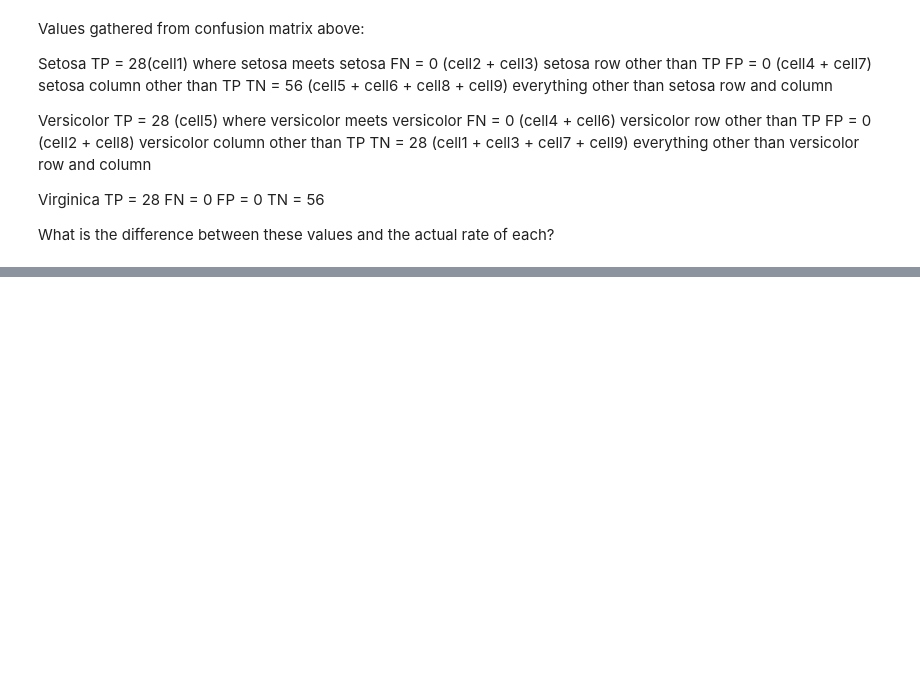
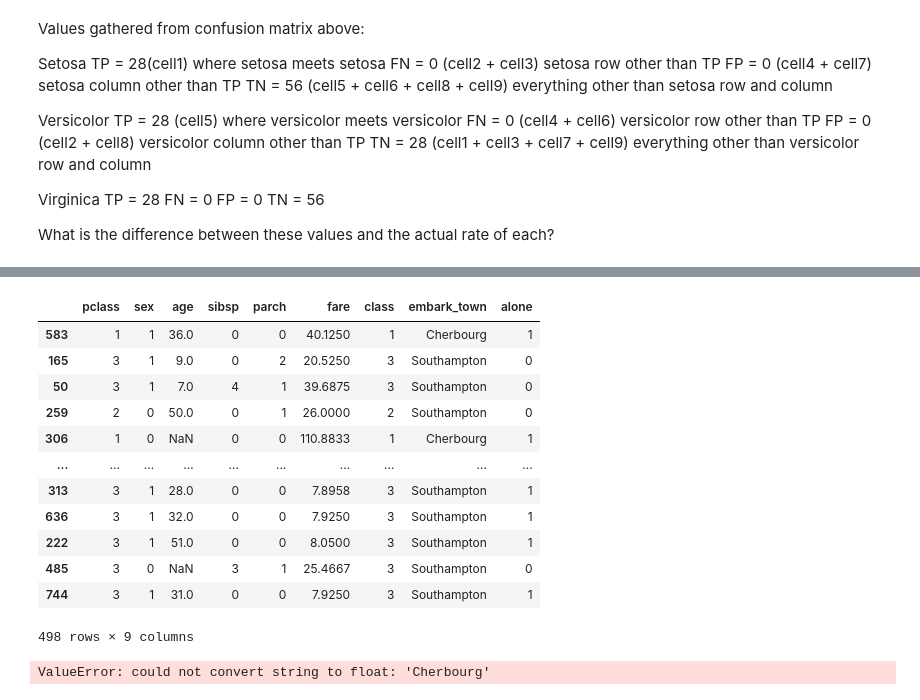
Before and after one commit to SLawsonWoods/classification-exercises, a Jupyter notebook: model1.ipynb, the cells around one changed output, grey strips where cells are left out. Cells and saved outputs as stored; diff of their text form; code cells hidden in the pictures; blank space fills up the shorter version.

```diff
--- a/model1.ipynb
+++ b/model1.ipynb
@@ -750,0 +642,31 @@ AttributeError: 'DecisionTreeClassifier' object has no attribute 'estimators_'
+# %%
+def train_validate_test_split(df, target, seed=123):
+    '''
+    This function takes in a dataframe, the name of the target variable
+    (for stratification purposes), and an integer for a setting a seed
+    and splits the data into train, validate and test.
+    Test is 20% of the original dataset, validate is .30*.80= 24% of the
+    original dataset, and train is .70*.80= 56% of the original dataset.
+    The function returns, in this order, train, validate and test dataframes.
+    '''
+    train_validate, test = train_test_split(df, test_size=0.2,
+                                            random_state=seed,
+                                            stratify=df[target])
+    train, validate = train_test_split(train_validate, test_size=0.3,
+                                       random_state=seed,
+                                       stratify=train_validate[target])
+    return train, validate, test
+# %%
+# split into train, validate, test
+train, validate, test = train_validate_test_split(df, target='survived', seed=123)
+
+# create X & y version of train, where y is a series with just the target variable and X are all the features.
+
+X_train = train.drop(columns=['survived'])
+y_train = train.survived
+
+X_validate = validate.drop(columns=['survived'])
+y_validate = validate.survived
+
+X_test = test.drop(columns=['survived'])
+y_test = test.survived
@@ -750,0 +675,20 @@ AttributeError: 'DecisionTreeClassifier' object has no attribute 'estimators_'
+# %%
+X_train
+# %% [output]
+|  | pclass | sex | age | sibsp | parch | fare | class | embark_town | alone |
+| 583 | 1 | 1 | 36.0 | 0 | 0 | 40.1250 | 1 | Cherbourg | 1 |
+| 165 | 3 | 1 | 9.0 | 0 | 2 | 20.5250 | 3 | Southampton | 0 |
+| 50 | 3 | 1 | 7.0 | 4 | 1 | 39.6875 | 3 | Southampton | 0 |
+| 259 | 2 | 0 | 50.0 | 0 | 1 | 26.0000 | 2 | Southampton | 0 |
+| 306 | 1 | 0 | NaN | 0 | 0 | 110.8833 | 1 | Cherbourg | 1 |
+| ... | ... | ... | ... | ... | ... | ... | ... | ... | ... |
+| 313 | 3 | 1 | 28.0 | 0 | 0 | 7.8958 | 3 | Southampton | 1 |
+| 636 | 3 | 1 | 32.0 | 0 | 0 | 7.9250 | 3 | Southampton | 1 |
+| 222 | 3 | 1 | 51.0 | 0 | 0 | 8.0500 | 3 | Southampton | 1 |
+| 485 | 3 | 0 | NaN | 3 | 1 | 25.4667 | 3 | Southampton | 0 |
+| 744 | 3 | 1 | 31.0 | 0 | 0 | 7.9250 | 3 | Southampton | 1 |
+498 rows × 9 columns
+# %%
+knn.fit(X_train, y_train)
+# %% [output]
+ValueError: could not convert string to float: 'Cherbourg'
```
Also changed, not shown: parts of 98 cells of this notebook, 1 other file.
